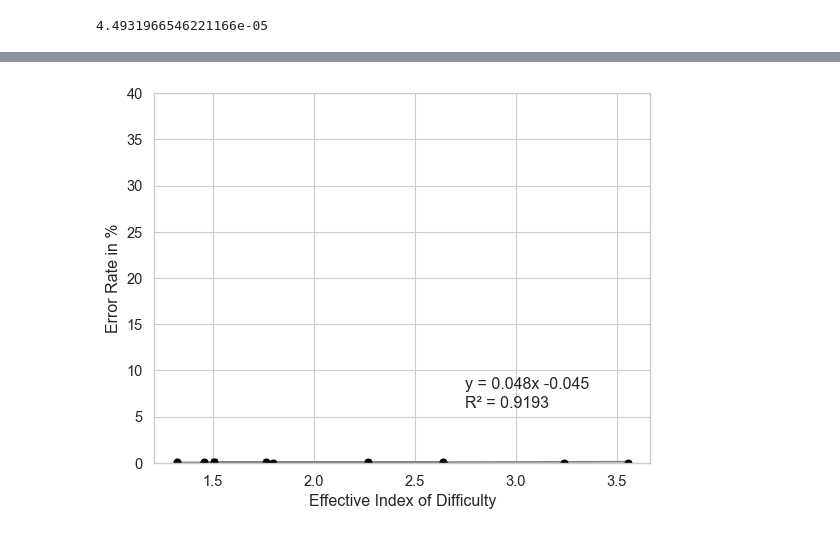
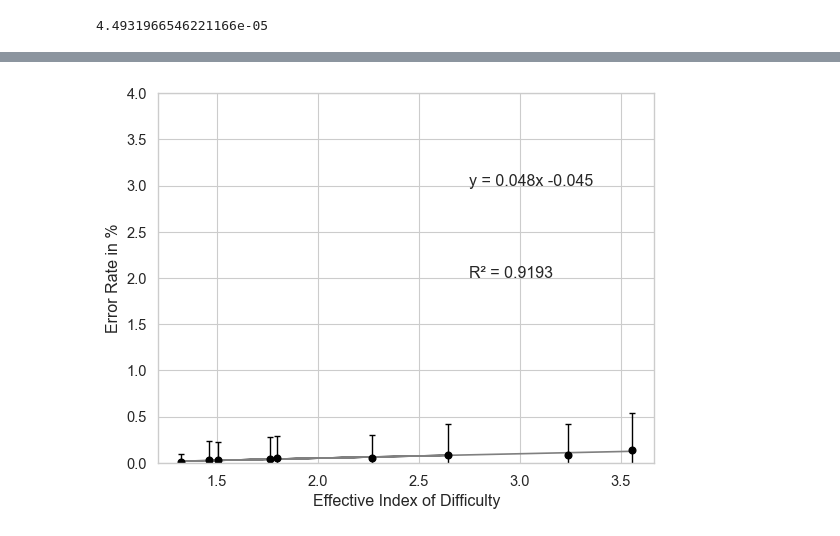
Before and after one commit to lucawoik/SpeedyMouseEvaluation, a Jupyter notebook: descriptive_analysis.ipynb, the cells around one changed output, grey strips where cells are left out. Saved outputs shown, nothing was run; the diff lists cells and outputs as text; code cells hidden in the pictures.

Commit message:
calculate means and stds without error tasks

```diff
--- a/descriptive_analysis.ipynb
+++ b/descriptive_analysis.ipynb
@@ -193,11 +225,10 @@ Mean error rate:  (0.06, 0.24)
 Mean completion time:  (0.64, 0.26)
 # %%
 # calculation of throughput
-throughput_df = pd.DataFrame({"IDe": np.zeros(clicks_df.shape[0]),
-                              "completion_time": clicks_df["completion_time"],
-                              "error_rate": 1 - clicks_df["success"]})
+throughput_df = pd.DataFrame({"IDe": np.zeros(clicks_error_df.shape[0]),
+                              "completion_time": clicks_error_df["completion_time"]})
 
-for index, entry in clicks_df.iterrows():
+for index, entry in clicks_error_df.iterrows():
     for _, row in effective_id_df.iterrows():
         if entry["ID"] == row["ID"]:
             throughput_df.loc[index,"IDe"] = row["IDe"]
@@ -213,21 +267,27 @@ throughput_df_per_id = pd.DataFrame({"IDe": ides,
                                      "mean_throughput": np.zeros(len(ides)),
                                      "std_throughput": np.zeros(len(ides)),
                                      "mean_completion_time": np.zeros(len(ides)),
-                                     "std_completion_time": np.zeros(len(ides)),
-                                     "mean_error_rate": np.zeros(len(ides)),
-                                     "std_error_rate": np.zeros(len(ides))})
+                                     "std_completion_time": np.zeros(len(ides))})
+error_df_per_id = pd.DataFrame({"IDe": ides,
+                                "mean_error_rate": np.zeros(len(ides)),
+                                "std_error_rate": np.zeros(len(ides))})
 
 for _, entry in throughput_df_per_id.iterrows():
     id = entry["IDe"]
     queried_df = throughput_df.query(f"IDe=={id}")
     throughput = queried_df["throughput"]
     completion_time = queried_df["completion_time"]
-    error_rate = queried_df["error_rate"]
     entry["mean_throughput"], entry["std_throughput"] = calculate_mean_std(throughput)
     entry["mean_completion_time"], entry["std_completion_time"] = calculate_mean_std(completion_time)
+
+for _, entry in error_df_per_id.iterrows():
+    id = entry["IDe"]
+    queried_df = error_df.query(f"IDe=={id}")
+    error_rate = queried_df["error_rate"]
     entry["mean_error_rate"], entry["std_error_rate"] = calculate_mean_std(error_rate)
 
 throughput_df_per_id["IDe"] = round(throughput_df_per_id["IDe"], 2)
+error_df_per_id["IDe"] = round(error_df_per_id["IDe"], 2)
 throughput_df_per_id = throughput_df_per_id.sort_values(by=["IDe"])
 throughput_df_per_id
 # %% [output]
@@ -291,11 +365,11 @@ print(throughput_df[throughput_df['level_of_latency'] == -40]['error_rate'].mean
 # %%
 def model_error_rate(x):
     slope_error_rate, intercept_error_rate, r_error_rate, p, std_err = stats.linregress(
-        throughput_df_per_id["IDe"], throughput_df_per_id["mean_error_rate"]
+        error_df_per_id["IDe"], error_df_per_id["mean_error_rate"]
     )
     return slope_error_rate * x + intercept_error_rate
 slope_error_rate, intercept_error_rate, r_error_rate, p_error, std_err = stats.linregress(
-        throughput_df_per_id["IDe"], throughput_df_per_id["mean_error_rate"]
+        error_df_per_id["IDe"], error_df_per_id["mean_error_rate"]
     )
 p_error
 # %% [output]
@@ -316,8 +390,8 @@ p_error
 ide = effective_id_df["IDe"]
 completion_time = throughput_df_per_id["mean_completion_time"]
 e_completion_time = throughput_df_per_id["std_completion_time"] * 1.96 / np.sqrt(throughput_df_per_id.shape[1])
-error_rate = throughput_df_per_id["mean_error_rate"]
-e_error_rate = throughput_df_per_id["std_error_rate"] * 1.96 / np.sqrt(throughput_df_per_id.shape[1])
+error_rate = error_df_per_id["mean_error_rate"]
+e_error_rate = error_df_per_id["std_error_rate"] * 1.96 / np.sqrt(error_df_per_id.shape[1])
 
 regr_completion_time = list(map(model_completion_time, ide))
 regr_error_rate = list(map(model_error_rate, ide))
@@ -340,16 +414,16 @@ plt.show()
 # %%
 # regression plot for error rate
 sns.set_theme(style='whitegrid', font_scale=1.2, context='paper')
 
 plt.plot(ide, regr_error_rate, color="grey")
 plt.errorbar(ide, error_rate, e_error_rate, linestyle='None', capsize=2, fmt="o", color="black", elinewidth=1)
 plt.xlabel("Effective Index of Difficulty")
 plt.ylabel("Error Rate in %")
 
-plt.ylim(0, 40)
-plt.text(2.75, 6, 'R² = '+ str(round(r_error_rate**2, 4)))
-plt.text(2.75, 8, 'y = '+ str(round(slope_error_rate, 3)) + "x " + str(round(intercept_error_rate, 3)))
+plt.ylim(0, 4)
+plt.text(2.75, 2, 'R² = '+ str(round(r_error_rate**2, 4)))
+plt.text(2.75, 3, 'y = '+ str(round(slope_error_rate, 3)) + "x " + str(round(intercept_error_rate, 3)))
 plt.savefig('figures/regression_error_rate.pdf', bbox_inches='tight')
 plt.show()
 # %% [output]
-[figure, old version]
+[figure, new version]
```
Also changed, not shown: parts of 17 cells of this notebook.
